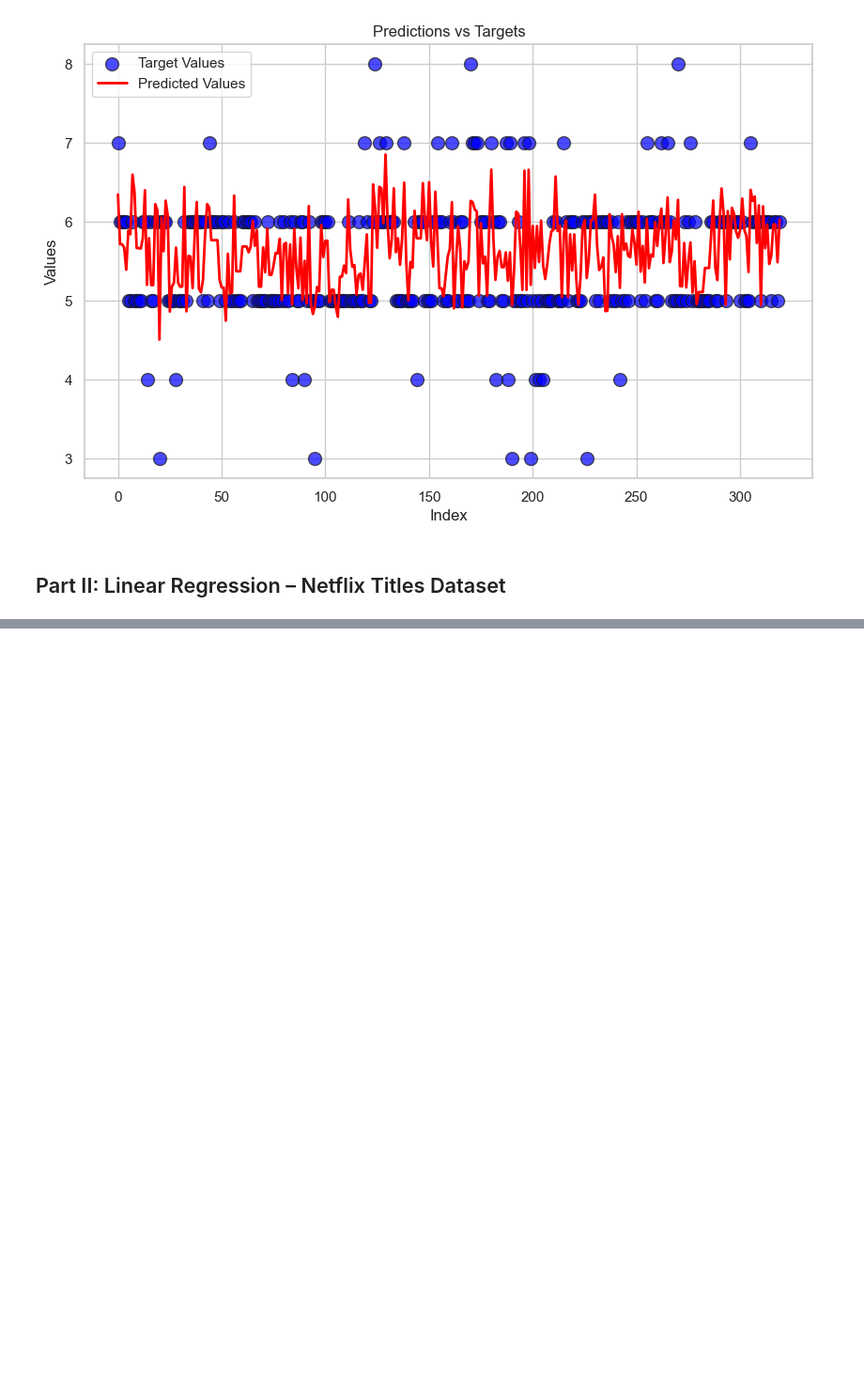
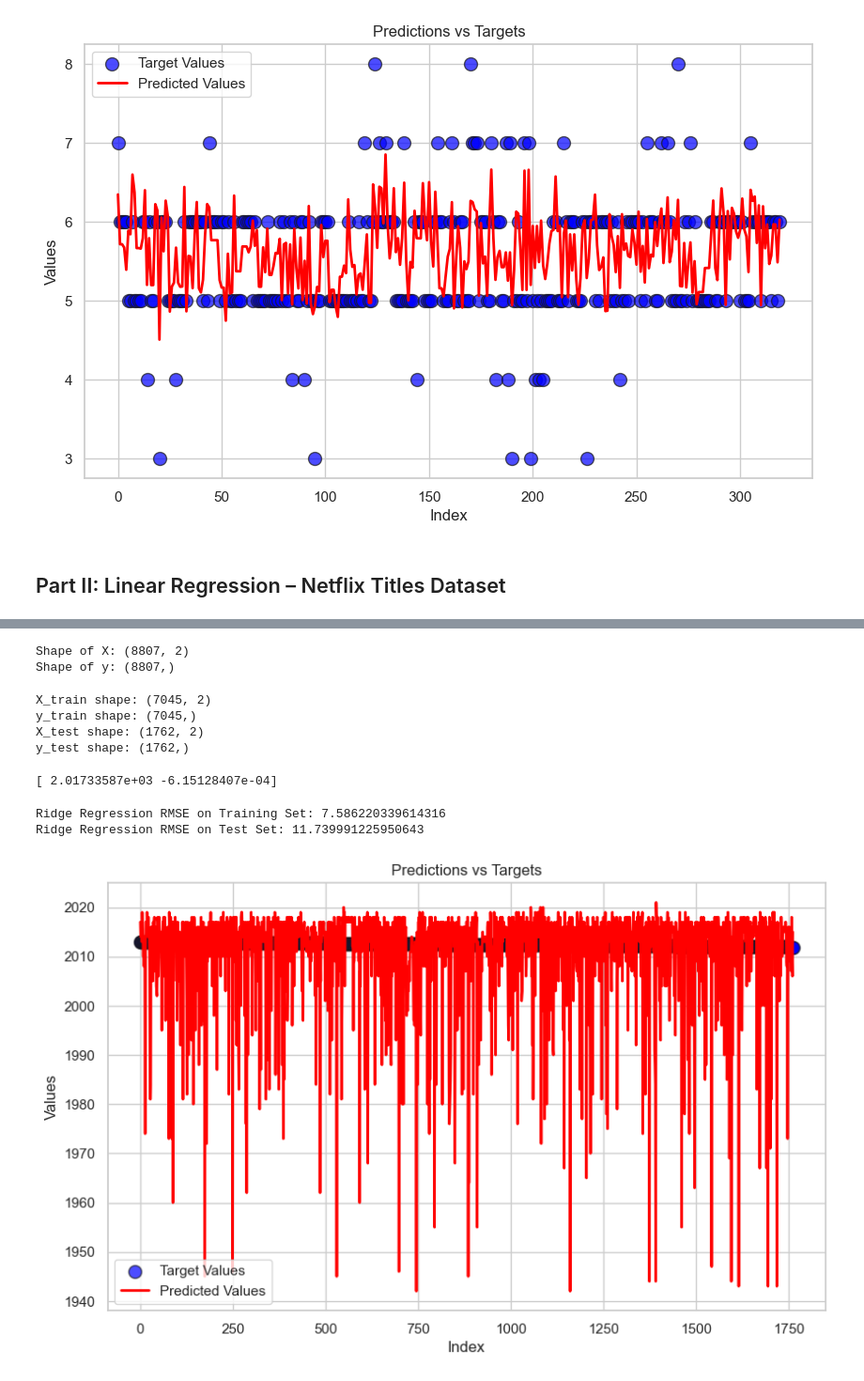
Before and after one commit to siqic4747/CSE474-574_Assignment_2, a Jupyter notebook: mthamilv_scheng42_assignment2_part2_3.ipynb, the cells around one changed output, grey strips where cells are left out. Shown: that part at 94% size. Drawn from its saved outputs; the diff is of its cells as text; code cells hidden in the pictures; blank space fills up the shorter version.

Commit message:
Update mthamilv_scheng42_assignment2_part2_3.ipynb
added the ridge reg for netflix titles

```diff
--- a/mthamilv_scheng42_assignment2_part2_3.ipynb
+++ b/mthamilv_scheng42_assignment2_part2_3.ipynb
@@ -357,0 +433,80 @@ plt.show()
+# %%
+
+# Add a bias term (column of ones)
+X = np.vstack((np.ones(len(X)), X)).T
+print("Shape of X:", X.shape)
+print("Shape of y:", y.shape)
+# %% [output]
+Shape of X: (8807, 2)
+Shape of y: (8807,)
+# %%
+#4. Split the dataset into training and test sets
+split_index = int(0.8 * X.shape[0])
+
+X_train, X_test = X[:split_index], X[split_index:]
+y_train, y_test = y[:split_index], y[split_index:]
+
+#5. Print the shape of training and test sets
+print("X_train shape:", X_train.shape)
+print("y_train shape:", y_train.shape)
+print("X_test shape:", X_test.shape)
+print("y_test shape:", y_test.shape)
+# %% [output]
+X_train shape: (7045, 2)
+y_train shape: (7045,)
+X_test shape: (1762, 2)
+y_test shape: (1762,)
+# %%
+#6. Calculate the weights with the Ridge Regression equation.
+# Set the regularization parameter lambda (can be adjusted as needed)
+lambda_reg = 1.0
+
+# Calculate the weight vector for Ridge Regression
+I = np.eye(X_train.shape[1])  # Identity matrix
+I[0, 0] = 0  # Do not regularize the bias term
+w_ridge = np.linalg.inv(X_train.T @ X_train + lambda_reg * I) @ X_train.T @ y_train
+print(w_ridge)
+# %% [output]
+[ 2.01733587e+03 -6.15128407e-04]
+# %%
+#7. Predict training and test set values for Ridge Regression
+y_train_pred_ridge = X_train @ w_ridge
+y_test_pred_ridge = X_test @ w_ridge
+
+# Calculate the RMSE for Ridge Regression
+rmse_train_ridge = np.sqrt(np.mean((y_train - y_train_pred_ridge) ** 2))
+rmse_test_ridge = np.sqrt(np.mean((y_test - y_test_pred_ridge) ** 2))
+
+print("Ridge Regression RMSE on Training Set:", rmse_train_ridge)
+print("Ridge Regression RMSE on Test Set:", rmse_test_ridge)
+# %% [output]
+Ridge Regression RMSE on Training Set: 7.586220339614316
+Ridge Regression RMSE on Test Set: 11.739991225950643
+# %%
+def plot_predictions_and_targets(predictions, targets):
+    """
+    Plots target values as a scatter plot and predicted values as a line plot.
+
+    Parameters:
+    predictions (list or array): The predicted values.
+    targets (list or array): The actual target values.
+    """
+    plt.figure(figsize=(10, 6))
+
+    # Scatter plot for target values
+    plt.scatter(range(len(targets)), targets, color='blue', edgecolor='k', alpha=0.7, s=100, label='Target Values')
+
+    # Line plot for predicted values
+    plt.plot(range(len(predictions)), predictions, color='red', lw=2, linestyle='-', label='Predicted Values')
+
+    plt.title('Predictions vs Targets')
+    plt.xlabel('Index')
+    plt.ylabel('Values')
+    plt.legend()
+    plt.grid(True)
+    plt.show()
+
+
+plot_predictions_and_targets(y_test, y_test_pred_ridge)
+# %% [output]
+[figure, added]
```
Also changed, not shown: parts of 11 cells of this notebook.
